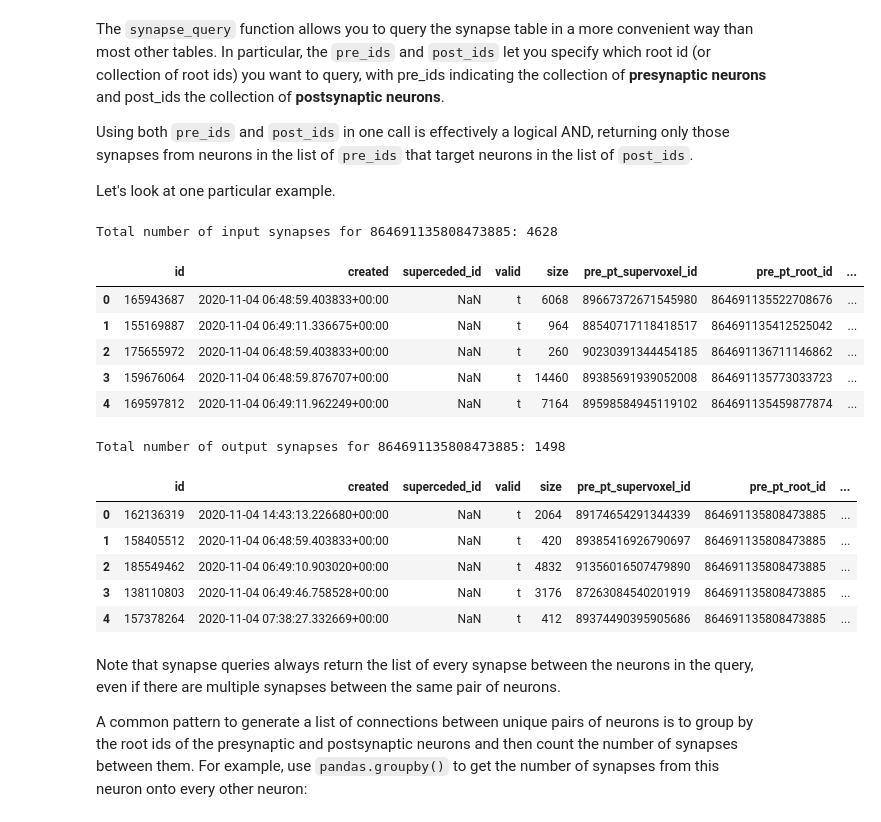
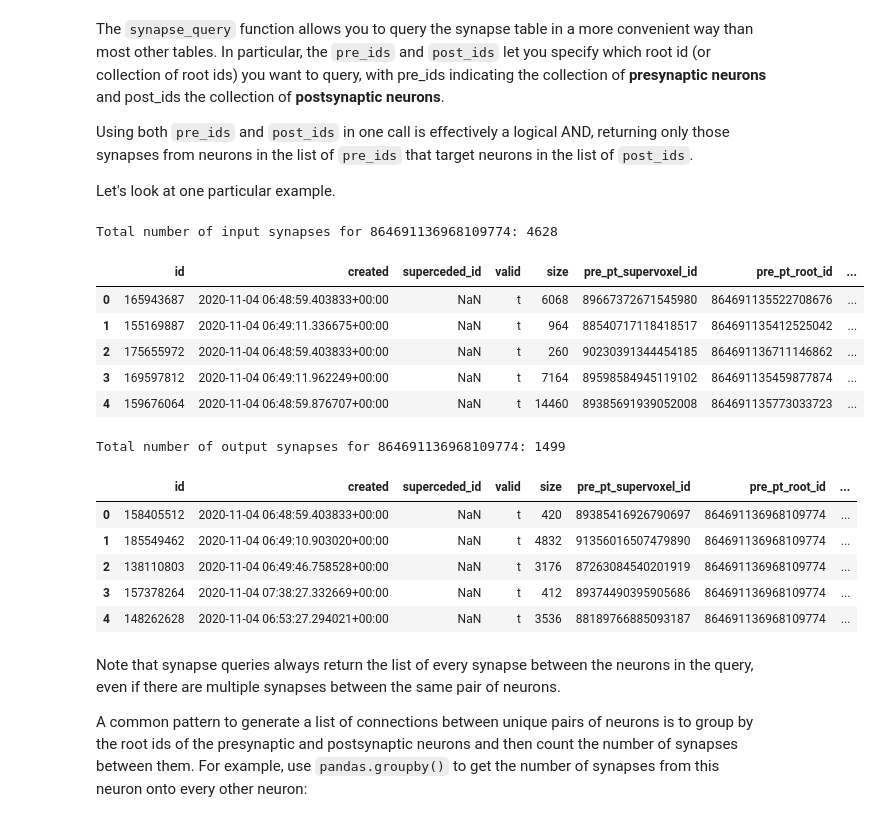
Before and after one commit to AllenInstitute/microns_tutorial, a Jupyter notebook: tutorial_book/quickstart_notebooks/04-cave-query-synapses.ipynb, the cells around one changed output. Saved outputs shown, nothing was run; the diff lists cells and outputs as text; code cells hidden in the pictures.

```diff
--- a/tutorial_book/quickstart_notebooks/04-cave-query-synapses.ipynb
+++ b/tutorial_book/quickstart_notebooks/04-cave-query-synapses.ipynb
@@ -79,7 +80,7 @@ Version 943: 2024-01-22 08:10:01.497934+00:00
 The client will automatically query the latest materialization version. You can specify a `materialization_version` for every query if you want to access a specific version.
 # %%
 # set materialization version, for consistency
-client.version = 1300 # current public as of 1/13/2025
+client.version = 1412 # current public as of 4/29/2025
 # %% [markdown]
 ## Querying Synapses
 
@@ -125,21 +126,21 @@ Using both `pre_ids` and `post_ids` in one call is effectively a logical AND, re
 Let's look at one particular example.
 # %%
 # Pick example cell
-example_root_id = 864691135808473885
+example_root_id = 864691136968109774
 
 # Query synapse table with synapse_query()
 input_syn_df = client.materialize.synapse_query(post_ids=example_root_id)
 
 print(f"Total number of input synapses for {example_root_id}: {len(input_syn_df)}")
 input_syn_df.head()
 # %% [output]
-Total number of input synapses for 864691135808473885: 4628
+Total number of input synapses for 864691136968109774: 4628
 |  | id | created | superceded_id | valid | size | pre_pt_supervoxel_id | pre_pt_root_id | ... |
 | 0 | 165943687 | 2020-11-04 06:48:59.403833+00:00 | NaN | t | 6068 | 89667372671545980 | 864691135522708676 | ... |
 | 1 | 155169887 | 2020-11-04 06:49:11.336675+00:00 | NaN | t | 964 | 88540717118418517 | 864691135412525042 | ... |
 | 2 | 175655972 | 2020-11-04 06:48:59.403833+00:00 | NaN | t | 260 | 90230391344454185 | 864691136711146862 | ... |
-| 3 | 159676064 | 2020-11-04 06:48:59.876707+00:00 | NaN | t | 14460 | 89385691939052008 | 864691135773033723 | ... |
-| 4 | 169597812 | 2020-11-04 06:49:11.962249+00:00 | NaN | t | 7164 | 89598584945119102 | 864691135459877874 | ... |
+| 3 | 169597812 | 2020-11-04 06:49:11.962249+00:00 | NaN | t | 7164 | 89598584945119102 | 864691135459877874 | ... |
+| 4 | 159676064 | 2020-11-04 06:48:59.876707+00:00 | NaN | t | 14460 | 89385691939052008 | 864691135773033723 | ... |
 # %%
 # Query synapse table with synapse_query()
 output_syn_df = client.materialize.synapse_query(pre_ids=example_root_id)
@@ -147,13 +148,13 @@ output_syn_df = client.materialize.synapse_query(pre_ids=example_root_id)
 print(f"Total number of output synapses for {example_root_id}: {len(output_syn_df)}")
 output_syn_df.head()
 # %% [output]
-Total number of output synapses for 864691135808473885: 1498
+Total number of output synapses for 864691136968109774: 1499
 |  | id | created | superceded_id | valid | size | pre_pt_supervoxel_id | pre_pt_root_id | ... |
-| 0 | 162136319 | 2020-11-04 14:43:13.226680+00:00 | NaN | t | 2064 | 89174654291344339 | 864691135808473885 | ... |
-| 1 | 158405512 | 2020-11-04 06:48:59.403833+00:00 | NaN | t | 420 | 89385416926790697 | 864691135808473885 | ... |
-| 2 | 185549462 | 2020-11-04 06:49:10.903020+00:00 | NaN | t | 4832 | 91356016507479890 | 864691135808473885 | ... |
-| 3 | 138110803 | 2020-11-04 06:49:46.758528+00:00 | NaN | t | 3176 | 87263084540201919 | 864691135808473885 | ... |
-| 4 | 157378264 | 2020-11-04 07:38:27.332669+00:00 | NaN | t | 412 | 89374490395905686 | 864691135808473885 | ... |
+| 0 | 158405512 | 2020-11-04 06:48:59.403833+00:00 | NaN | t | 420 | 89385416926790697 | 864691136968109774 | ... |
+| 1 | 185549462 | 2020-11-04 06:49:10.903020+00:00 | NaN | t | 4832 | 91356016507479890 | 864691136968109774 | ... |
+| 2 | 138110803 | 2020-11-04 06:49:46.758528+00:00 | NaN | t | 3176 | 87263084540201919 | 864691136968109774 | ... |
+| 3 | 157378264 | 2020-11-04 07:38:27.332669+00:00 | NaN | t | 412 | 89374490395905686 | 864691136968109774 | ... |
+| 4 | 148262628 | 2020-11-04 06:53:27.294021+00:00 | NaN | t | 3536 | 88189766885093187 | 864691136968109774 | ... |
 # %% [markdown]
 Note that synapse queries always return the list of every synapse between the neurons in the query, even if there are multiple synapses between the same pair of neurons.
 
```
Also changed, not shown: parts of 18 cells of this notebook, 18 other files.
